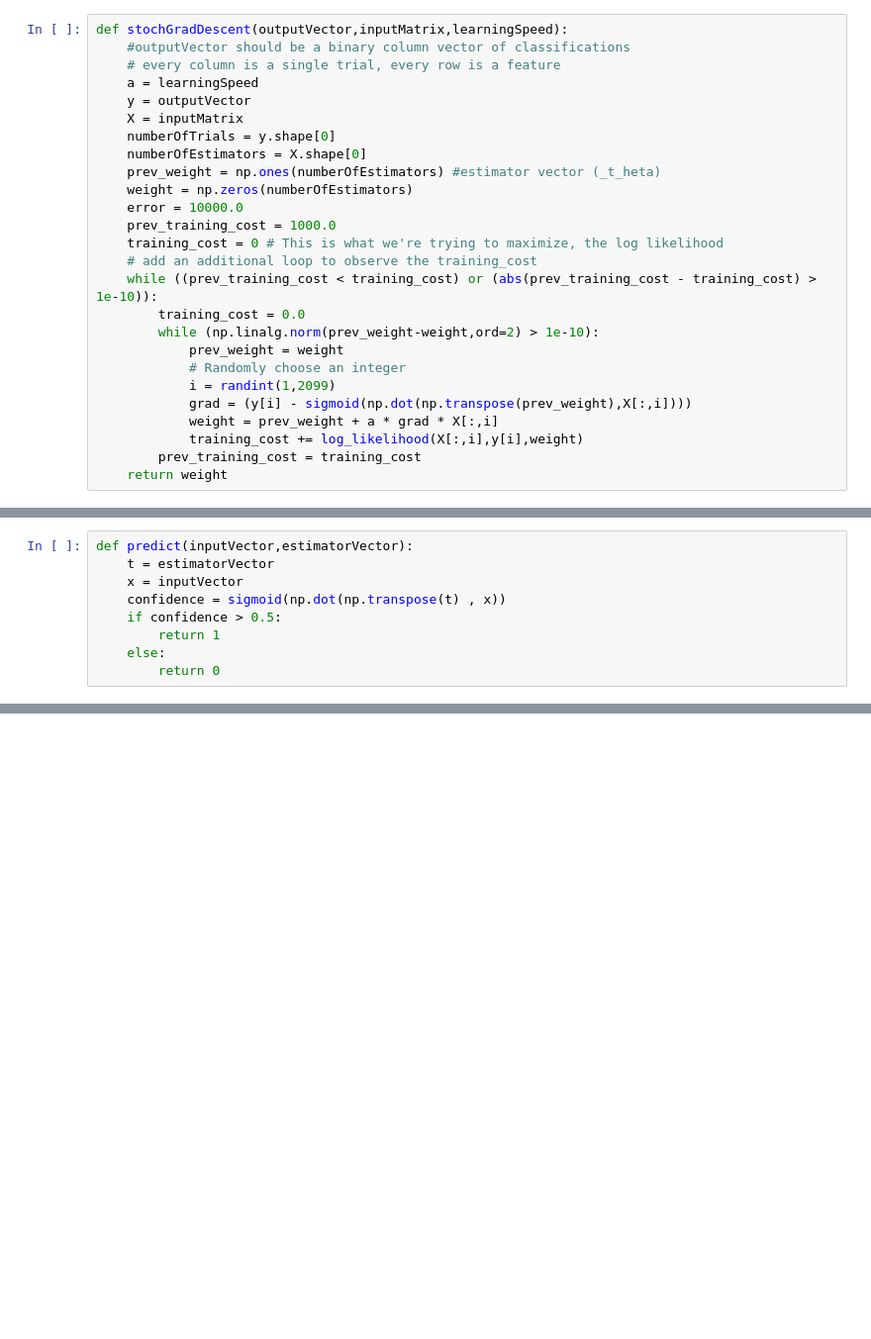
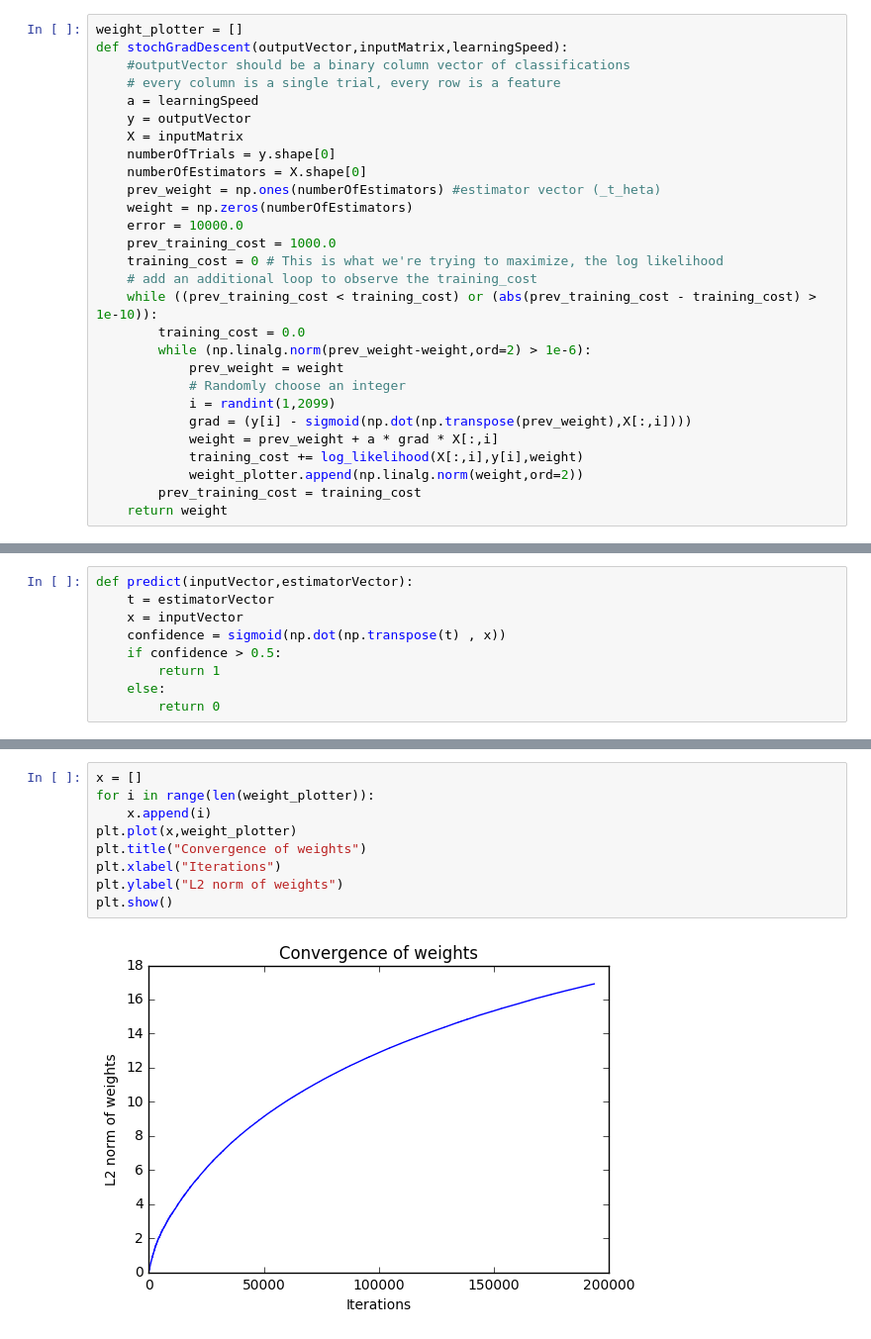
Before and after one commit to brendabrandy/StatLearning, a Jupyter notebook: Stochastic Gradient Descent.ipynb, the cells around one changed output, grey strips where cells are left out. Shown at 99% size. Cells and saved outputs as stored; diff of their text form; blank space fills up the shorter version.

```diff
--- a/Stochastic Gradient Descent.ipynb
+++ b/Stochastic Gradient Descent.ipynb
@@ -113,5 +126,6 @@ def log_likelihood(x,y,w):
     return result
 # %%
+weight_plotter = []
 def stochGradDescent(outputVector,inputMatrix,learningSpeed):
     #outputVector should be a binary column vector of classifications
     # every column is a single trial, every row is a feature
@@ -128,13 +142,14 @@ def stochGradDescent(outputVector,inputMatrix,learningSpeed):
     # add an additional loop to observe the training_cost
     while ((prev_training_cost < training_cost) or (abs(prev_training_cost - training_cost) > 1e-10)):
         training_cost = 0.0
-        while (np.linalg.norm(prev_weight-weight,ord=2) > 1e-10):
+        while (np.linalg.norm(prev_weight-weight,ord=2) > 1e-6):
             prev_weight = weight
             # Randomly choose an integer
             i = randint(1,2099)
             grad = (y[i] - sigmoid(np.dot(np.transpose(prev_weight),X[:,i])))
             weight = prev_weight + a * grad * X[:,i]
             training_cost += log_likelihood(X[:,i],y[i],weight)
+            weight_plotter.append(np.linalg.norm(weight,ord=2))
         prev_training_cost = training_cost
     return weight
 # %%
@@ -184,0 +189,11 @@ print correct, wrong, total
+# %%
+x = []
+for i in range(len(weight_plotter)):
+    x.append(i)
+plt.plot(x,weight_plotter)
+plt.title("Convergence of weights")
+plt.xlabel("Iterations")
+plt.ylabel("L2 norm of weights")
+plt.show()
+# %% [output]
+[figure, added]
```
Also changed, not shown: parts of 8 cells of this notebook.
